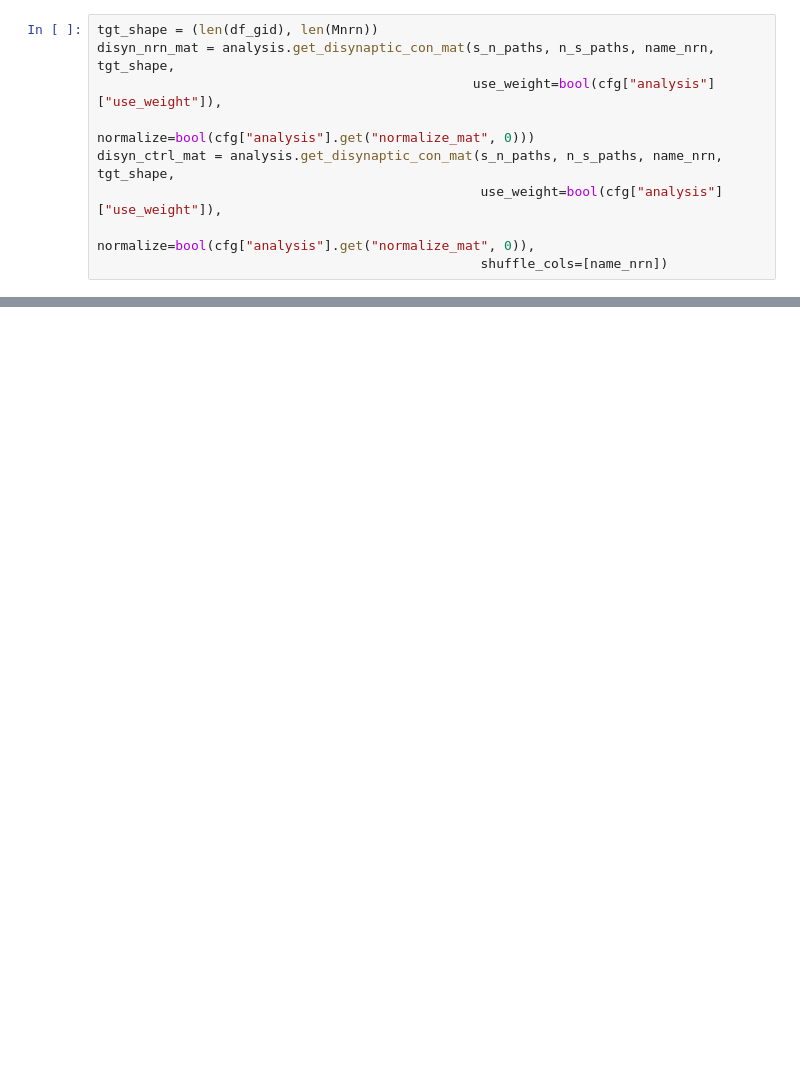
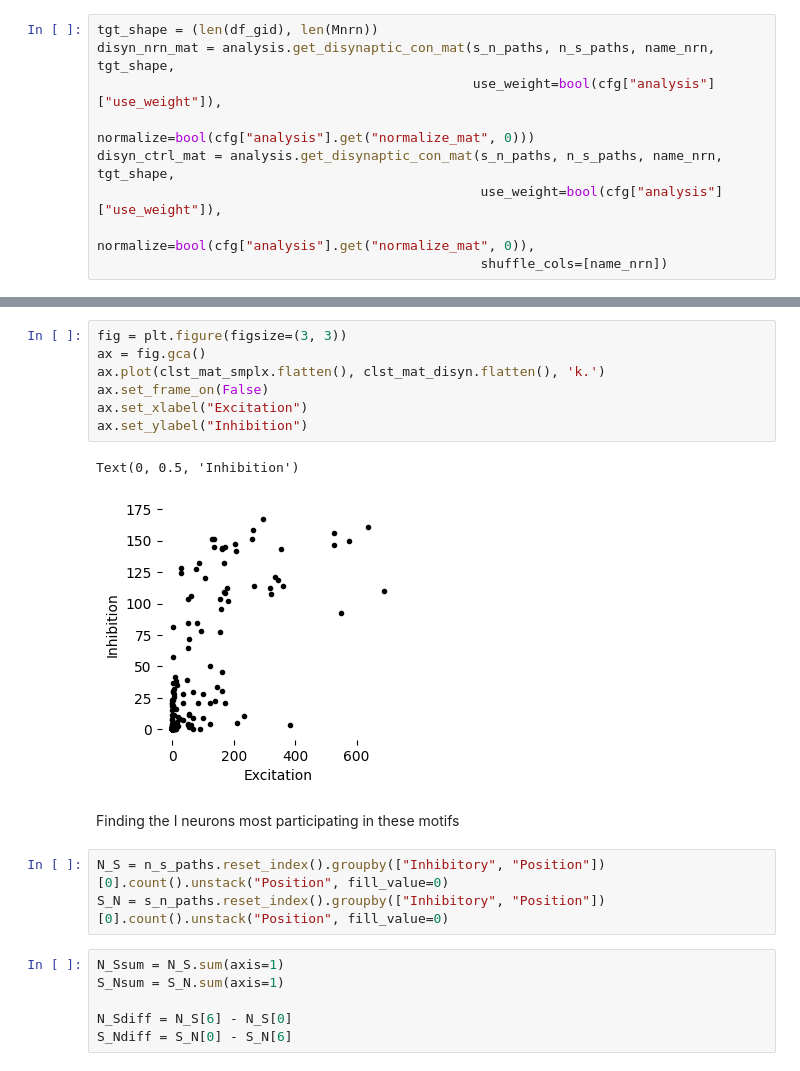
Before and after one commit to MWolfR/excitation_inhibition_topology, a Jupyter notebook: Topology of neurons relative to simplices.ipynb, the cells around one changed output, grey strips where cells are left out. Cells and saved outputs as stored; diff of their text form; blank space fills up the shorter version.

```diff
--- a/Topology of neurons relative to simplices.ipynb
+++ b/Topology of neurons relative to simplices.ipynb
@@ -248,0 +290,21 @@ plt.colorbar(plt.imshow(clst_mat_disyn, aspect="auto", interpolation="nearest"))
+# %%
+fig = plt.figure(figsize=(3, 3))
+ax = fig.gca()
+ax.plot(clst_mat_smplx.flatten(), clst_mat_disyn.flatten(), 'k.')
+ax.set_frame_on(False)
+ax.set_xlabel("Excitation")
+ax.set_ylabel("Inhibition")
+# %% [output]
+Text(0, 0.5, 'Inhibition')
+[figure, added]
+# %% [markdown]
+Finding the I neurons most participating in these motifs
+# %%
+N_S = n_s_paths.reset_index().groupby(["Inhibitory", "Position"])[0].count().unstack("Position", fill_value=0)
+S_N = s_n_paths.reset_index().groupby(["Inhibitory", "Position"])[0].count().unstack("Position", fill_value=0)
+# %%
+N_Ssum = N_S.sum(axis=1)
+S_Nsum = S_N.sum(axis=1)
+
+N_Sdiff = N_S[6] - N_S[0]
+S_Ndiff = S_N[0] - S_N[6]
```
Also changed, not shown: parts of 29 cells of this notebook, 3 other files.
